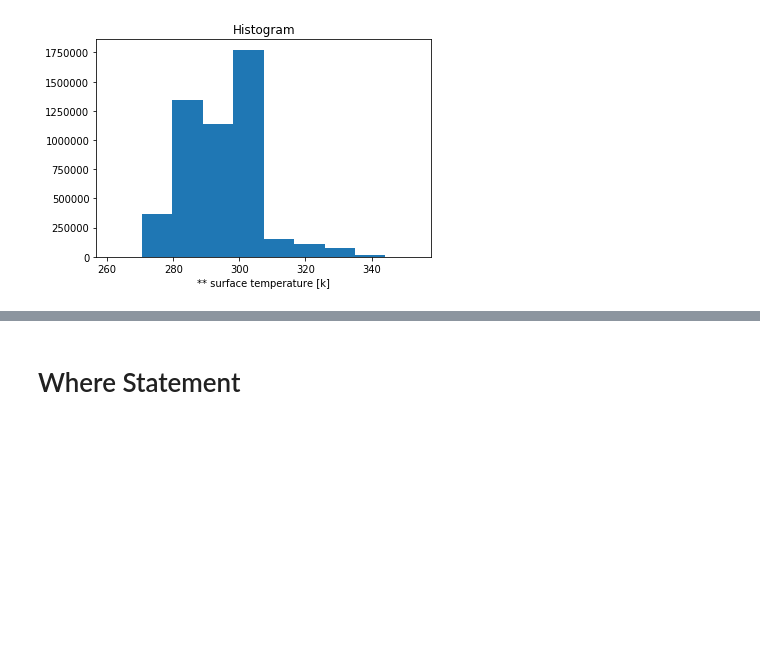
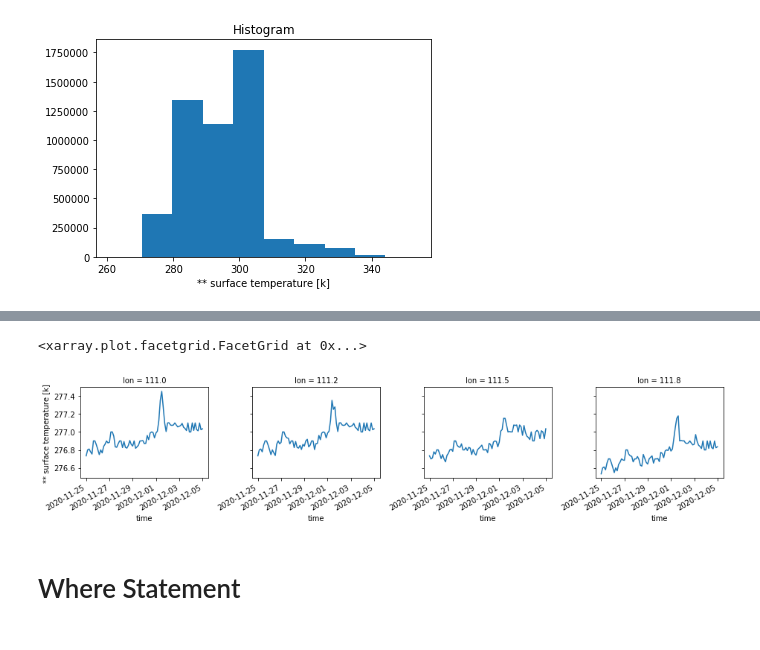
Before and after one commit to alexborowiak/xarray_guide_by_alex, a Jupyter notebook: xarray_guide.ipynb, the cells around one changed output, grey strips where cells are left out. Drawn from its saved outputs; the diff is of its cells as text; code cells hidden in the pictures; blank space fills up the shorter version.

```diff
--- a/xarray_guide.ipynb
+++ b/xarray_guide.ipynb
@@ -248,3 +264,8 @@ d1.tmpsfc.plot()
+# %%
+d1.isel(lat = 20, lon = slice(20,24)).tmpsfc.plot(col = 'lon')
+# %% [output]
+<xarray.plot.facetgrid.FacetGrid at 0x...>
+[figure, added]
 # %% [markdown]
 <h1> Where Statement <h1>
 # %% [markdown]
```
Also changed, not shown: parts of 14 cells of this notebook.
